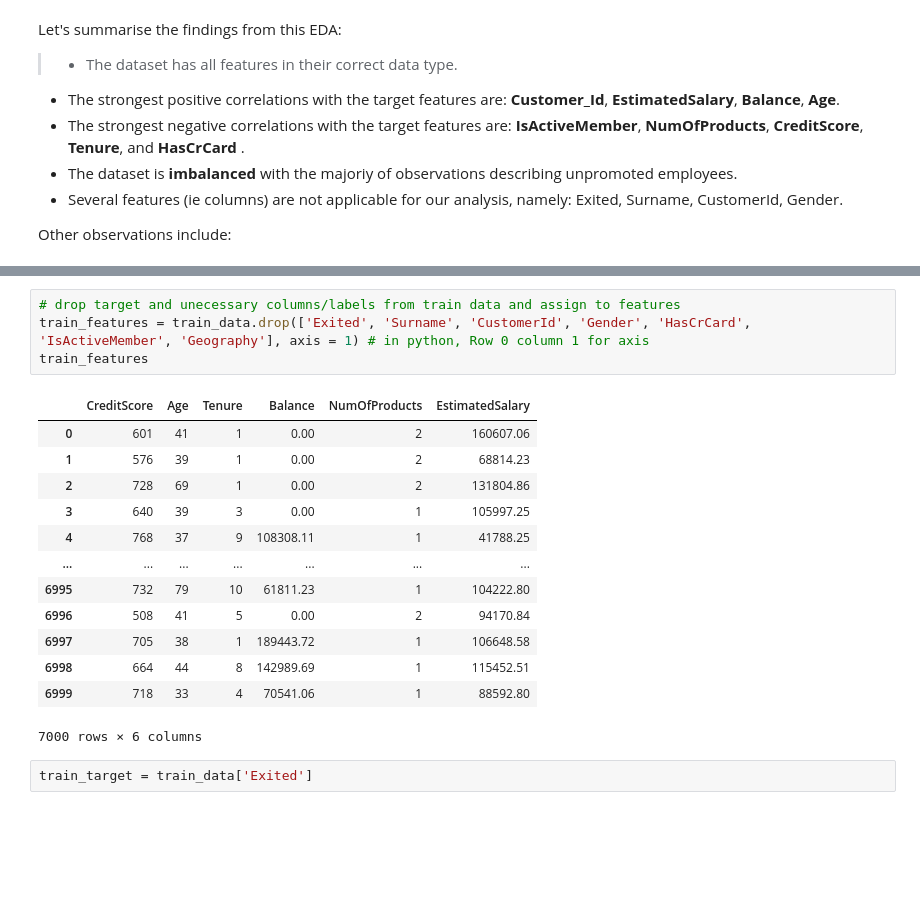
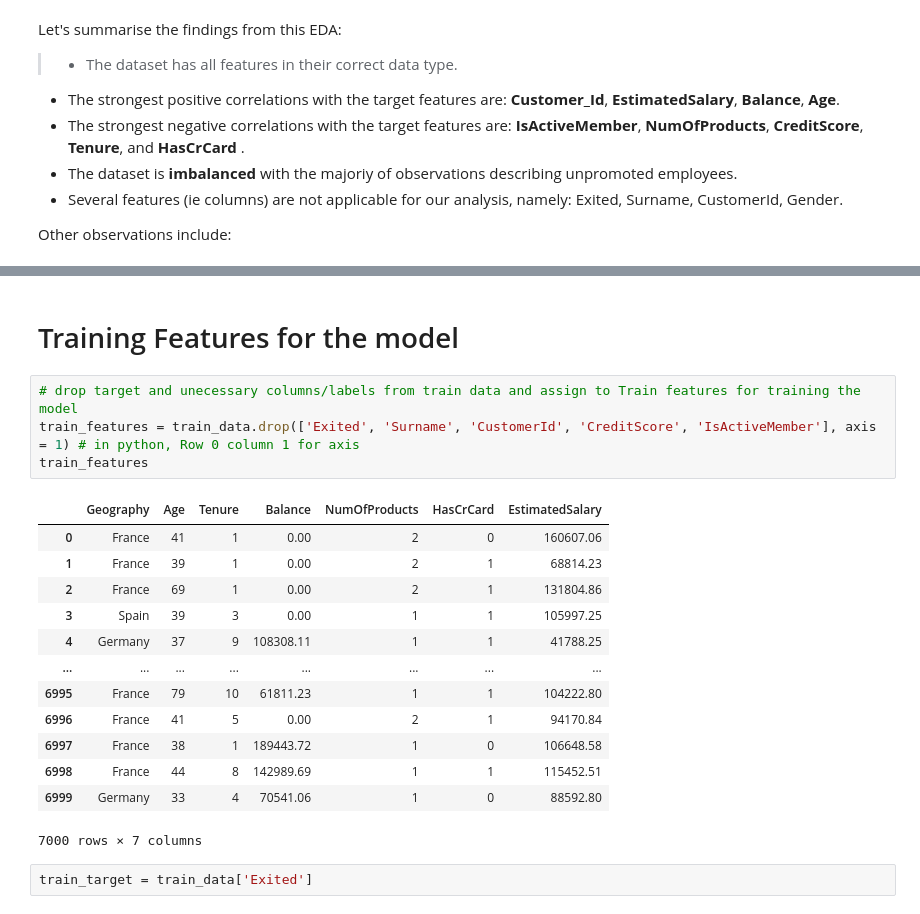
Before and after one commit to anthoniomadu/ISM_415, a Jupyter notebook: data-science-and-machine-learning-ism-415-2021/Anthonio_Maduadichie_18100111136.ipynb, the cells around one changed output, grey strips where cells are left out. Saved outputs shown, nothing was run; the diff lists cells and outputs as text; blank space fills up the shorter version.

```diff
--- a/data-science-and-machine-learning-ism-415-2021/Anthonio_Maduadichie_18100111136.ipynb
+++ b/data-science-and-machine-learning-ism-415-2021/Anthonio_Maduadichie_18100111136.ipynb
@@ -226,21 +538,23 @@ plt.show()
+# %% [markdown]
+# Training Features for the model
 # %%
-# drop target and unecessary columns/labels from train data and assign to features
-train_features = train_data.drop(['Exited', 'Surname', 'CustomerId', 'Gender', 'HasCrCard', 'IsActiveMember', 'Geography'], axis = 1) # in python, Row 0 column 1 for axis
+# drop target and unecessary columns/labels from train data and assign to Train features for training the model
+train_features = train_data.drop(['Exited', 'Surname', 'CustomerId', 'CreditScore', 'IsActiveMember'], axis = 1) # in python, Row 0 column 1 for axis
 train_features
 # %% [output]
-|  | CreditScore | Age | Tenure | Balance | NumOfProducts | EstimatedSalary |
-| 0 | 601 | 41 | 1 | 0.00 | 2 | 160607.06 |
-| 1 | 576 | 39 | 1 | 0.00 | 2 | 68814.23 |
-| 2 | 728 | 69 | 1 | 0.00 | 2 | 131804.86 |
-| 3 | 640 | 39 | 3 | 0.00 | 1 | 105997.25 |
-| 4 | 768 | 37 | 9 | 108308.11 | 1 | 41788.25 |
-| ... | ... | ... | ... | ... | ... | ... |
-| 6995 | 732 | 79 | 10 | 61811.23 | 1 | 104222.80 |
-| 6996 | 508 | 41 | 5 | 0.00 | 2 | 94170.84 |
-| 6997 | 705 | 38 | 1 | 189443.72 | 1 | 106648.58 |
-| 6998 | 664 | 44 | 8 | 142989.69 | 1 | 115452.51 |
-| 6999 | 718 | 33 | 4 | 70541.06 | 1 | 88592.80 |
+|  | Geography | Age | Tenure | Balance | NumOfProducts | HasCrCard | EstimatedSalary |
+| 0 | France | 41 | 1 | 0.00 | 2 | 0 | 160607.06 |
+| 1 | France | 39 | 1 | 0.00 | 2 | 1 | 68814.23 |
+| 2 | France | 69 | 1 | 0.00 | 2 | 1 | 131804.86 |
+| 3 | Spain | 39 | 3 | 0.00 | 1 | 1 | 105997.25 |
+| 4 | Germany | 37 | 9 | 108308.11 | 1 | 1 | 41788.25 |
+| ... | ... | ... | ... | ... | ... | ... | ... |
+| 6995 | France | 79 | 10 | 61811.23 | 1 | 1 | 104222.80 |
+| 6996 | France | 41 | 5 | 0.00 | 2 | 1 | 94170.84 |
+| 6997 | France | 38 | 1 | 189443.72 | 1 | 0 | 106648.58 |
+| 6998 | France | 44 | 8 | 142989.69 | 1 | 1 | 115452.51 |
+| 6999 | Germany | 33 | 4 | 70541.06 | 1 | 0 | 88592.80 |
-7000 rows × 6 columns
+7000 rows × 7 columns
 # %%
 train_target = train_data['Exited']
 # %%
```
Also changed, not shown: parts of 92 cells of this notebook, 2 other files.
